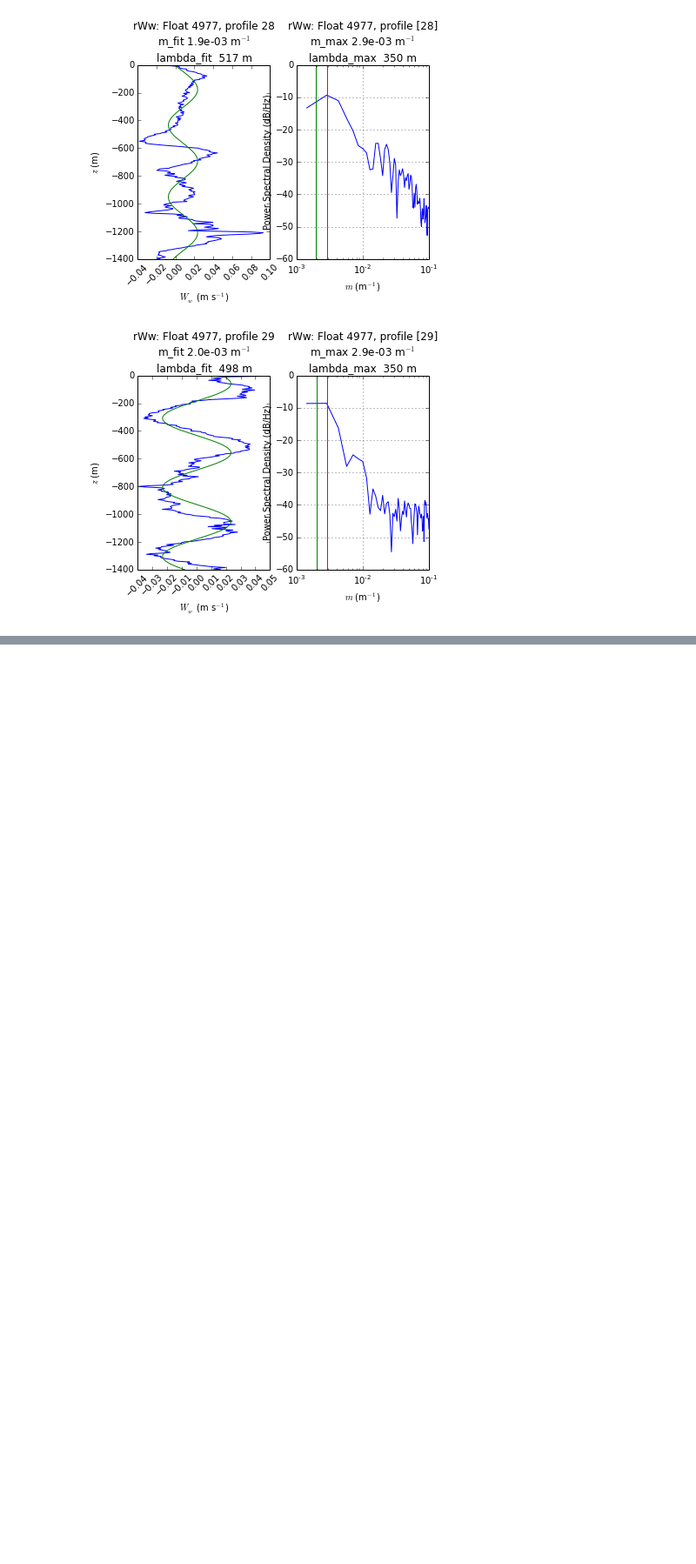
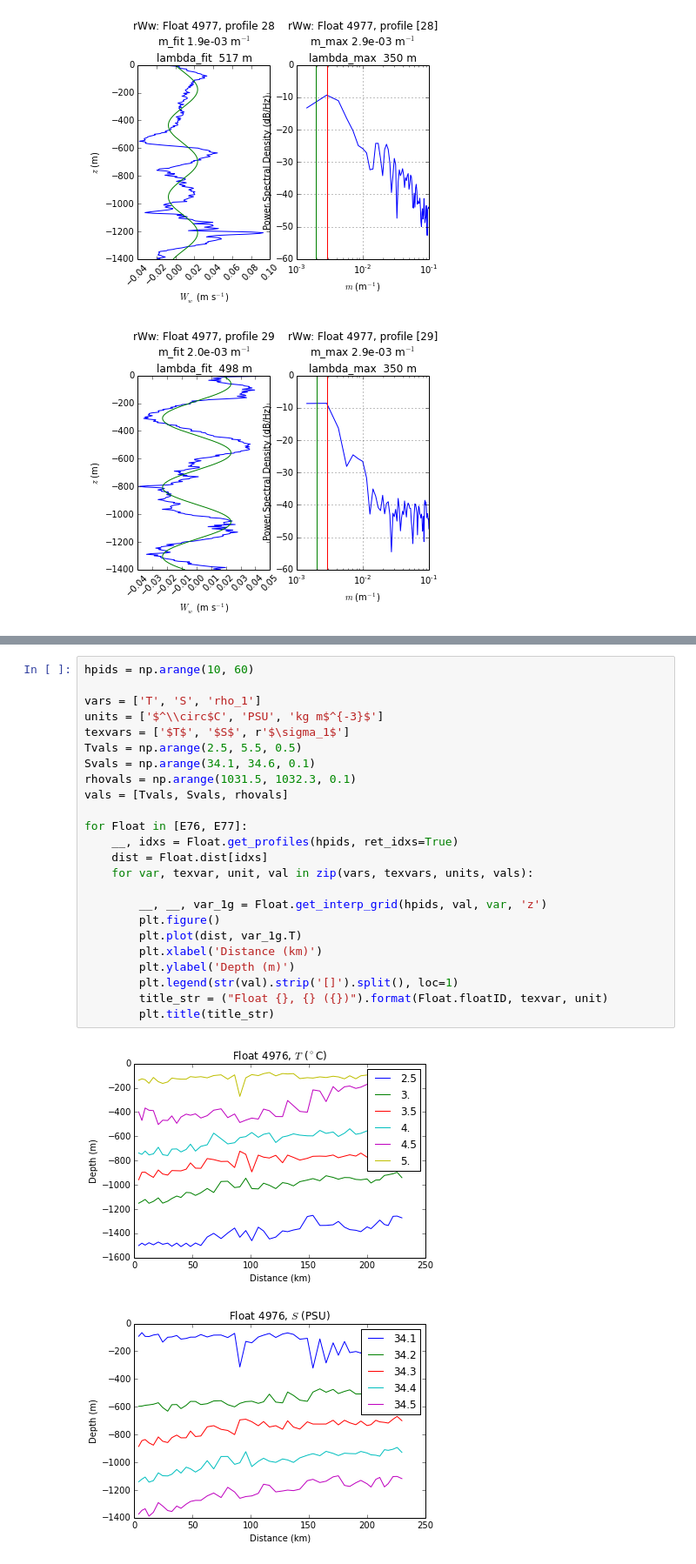
Before and after one commit to jessecusack/DIMES_lee_wave_analysis, a Jupyter notebook: python/Large_wave_analysis.ipynb, the cells around one changed output, grey strips where cells are left out. Shown at 87% size. Drawn from its saved outputs; the diff is of its cells as text; blank space fills up the shorter version.

```diff
--- a/python/Large_wave_analysis.ipynb
+++ b/python/Large_wave_analysis.ipynb
@@ -354,0 +306,27 @@ The frequency of internal waves is restricted to be between the intertial freque
+# %%
+hpids = np.arange(10, 60)
+
+vars = ['T', 'S', 'rho_1']
+units = ['$^\\circ$C', 'PSU', 'kg m$^{-3}$']
+texvars = ['$T$', '$S$', r'$\sigma_1$']
+Tvals = np.arange(2.5, 5.5, 0.5)
+Svals = np.arange(34.1, 34.6, 0.1)
+rhovals = np.arange(1031.5, 1032.3, 0.1)
+vals = [Tvals, Svals, rhovals]
+
+for Float in [E76, E77]:
+    __, idxs = Float.get_profiles(hpids, ret_idxs=True)
+    dist = Float.dist[idxs]
+    for var, texvar, unit, val in zip(vars, texvars, units, vals):
+
+        __, __, var_1g = Float.get_interp_grid(hpids, val, var, 'z')
+        plt.figure()
+        plt.plot(dist, var_1g.T)
+        plt.xlabel('Distance (km)')
+        plt.ylabel('Depth (m)')
+        plt.legend(str(val).strip('[]').split(), loc=1)
+        title_str = ("Float {}, {} ({})").format(Float.floatID, texvar, unit)
+        plt.title(title_str)
+# %% [output]
+[figure, added]
+[figure, added]
```
Also changed, not shown: parts of 3 cells of this notebook.
